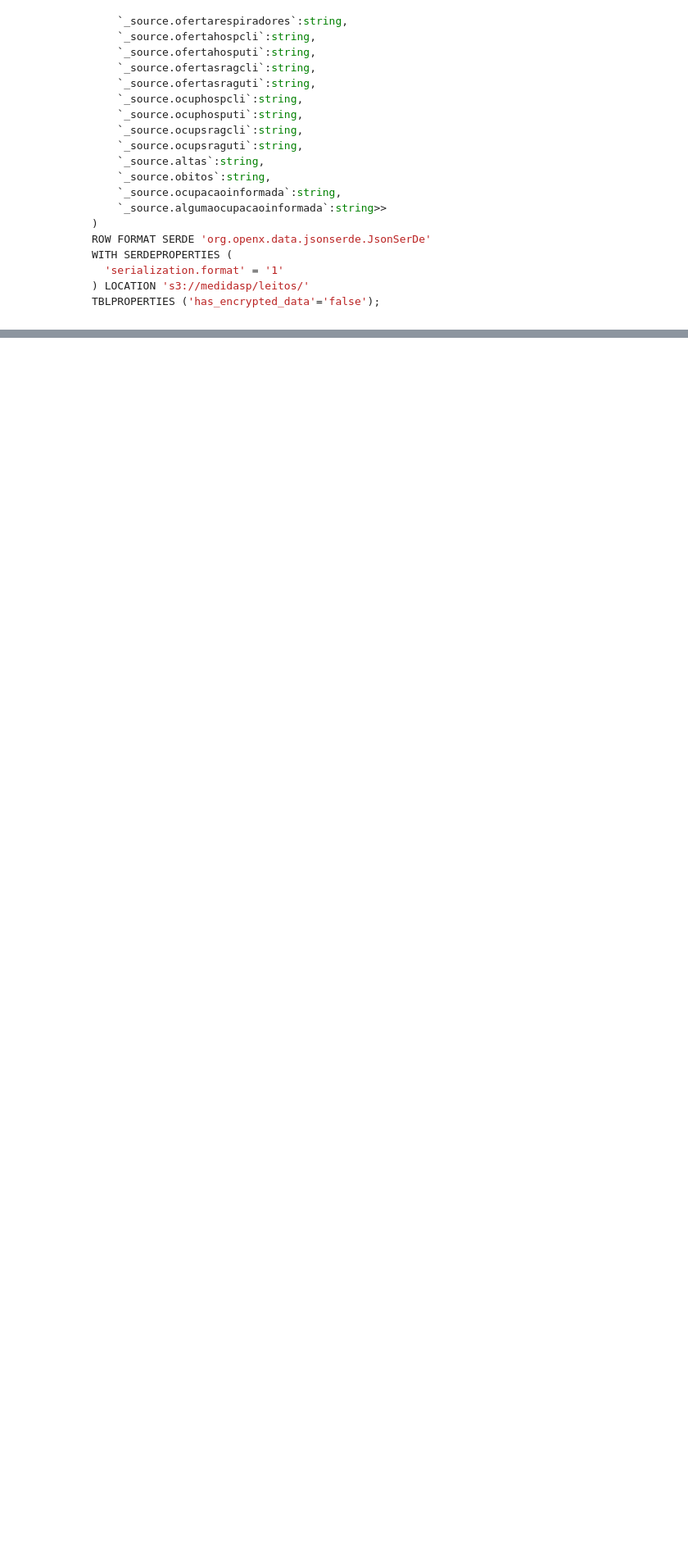
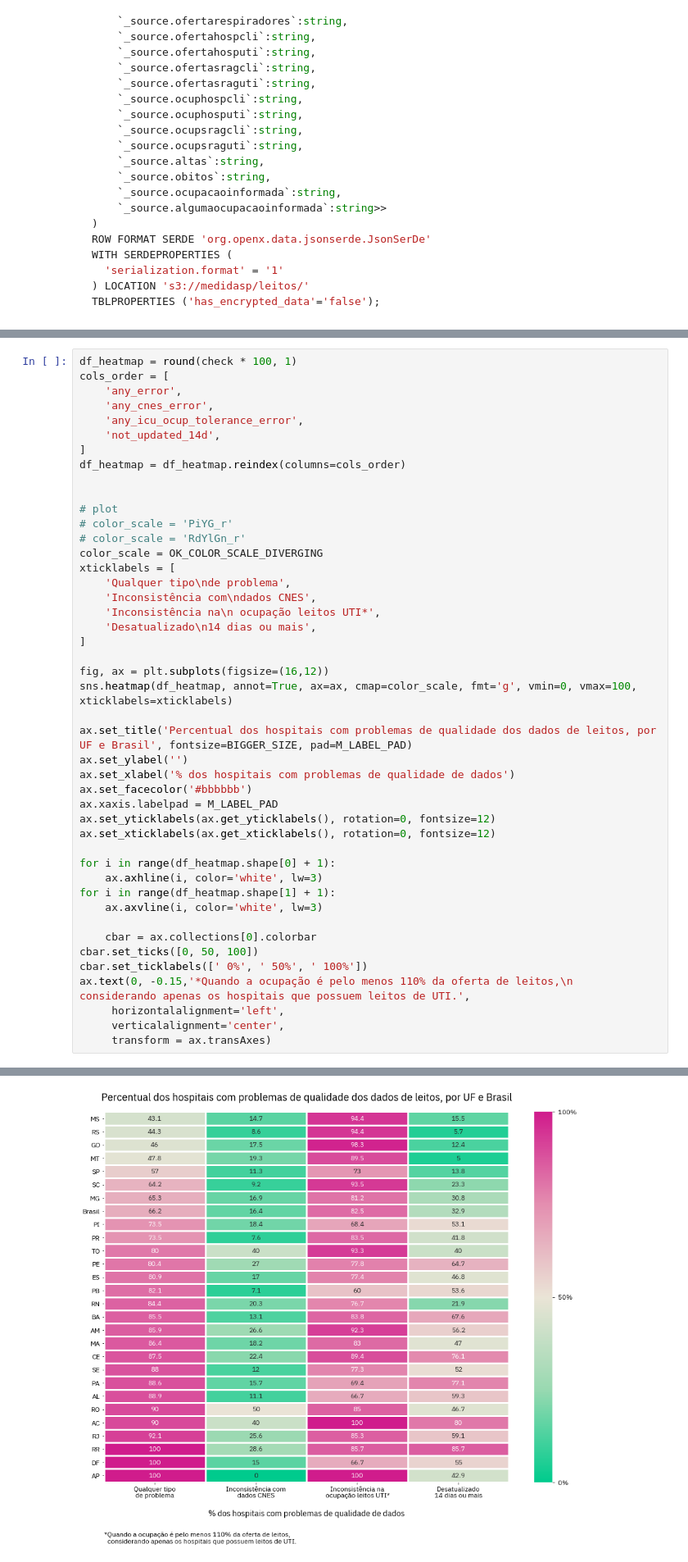
Before and after one commit to okfn-brasil/transparencia-leitos-covid-analise, a Jupyter notebook: Analysis.ipynb, the cells around one changed output, grey strips where cells are left out. Shown at 82% size. Cells and saved outputs as stored; diff of their text form; blank space fills up the shorter version.

```diff
--- a/Analysis.ipynb
+++ b/Analysis.ipynb
@@ -607,0 +872,46 @@ df_hb['icu_covid_ocup_gt_offer'] = np.where((df['ocupSRAGUti'] > df['ofertaSRAGU
+# %%
+df_heatmap = round(check * 100, 1)
+cols_order = [
+    'any_error',
+    'any_cnes_error',
+    'any_icu_ocup_tolerance_error',
+    'not_updated_14d',
+]
+df_heatmap = df_heatmap.reindex(columns=cols_order)
+
+
+# plot
+# color_scale = 'PiYG_r'
+# color_scale = 'RdYlGn_r'
+color_scale = OK_COLOR_SCALE_DIVERGING
+xticklabels = [
+    'Qualquer tipo\nde problema',
+    'Inconsistência com\ndados CNES',
+    'Inconsistência na\n ocupação leitos UTI*',
+    'Desatualizado\n14 dias ou mais',
+]
+
+fig, ax = plt.subplots(figsize=(16,12))
+sns.heatmap(df_heatmap, annot=True, ax=ax, cmap=color_scale, fmt='g', vmin=0, vmax=100, xticklabels=xticklabels)
+
+ax.set_title('Percentual dos hospitais com problemas de qualidade dos dados de leitos, por UF e Brasil', fontsize=BIGGER_SIZE, pad=M_LABEL_PAD)
+ax.set_ylabel('')
+ax.set_xlabel('% dos hospitais com problemas de qualidade de dados')
+ax.set_facecolor('#bbbbbb')
+ax.xaxis.labelpad = M_LABEL_PAD
+ax.set_yticklabels(ax.get_yticklabels(), rotation=0, fontsize=12)
+ax.set_xticklabels(ax.get_xticklabels(), rotation=0, fontsize=12)
+
+for i in range(df_heatmap.shape[0] + 1):
+    ax.axhline(i, color='white', lw=3)
+for i in range(df_heatmap.shape[1] + 1):
+    ax.axvline(i, color='white', lw=3)
+
+    cbar = ax.collections[0].colorbar
+cbar.set_ticks([0, 50, 100])
+cbar.set_ticklabels([' 0%', ' 50%', ' 100%'])
+ax.text(0, -0.15,'*Quando a ocupação é pelo menos 110% da oferta de leitos,\n  considerando apenas os hospitais que possuem leitos de UTI.',
+     horizontalalignment='left',
+     verticalalignment='center',
+     transform = ax.transAxes)
+# %% [output]
@@ -607,0 +919 @@ df_hb['icu_covid_ocup_gt_offer'] = np.where((df['ocupSRAGUti'] > df['ofertaSRAGU
+[figure, added]
```
Also changed, not shown: parts of 31 cells of this notebook, 2 other files.
